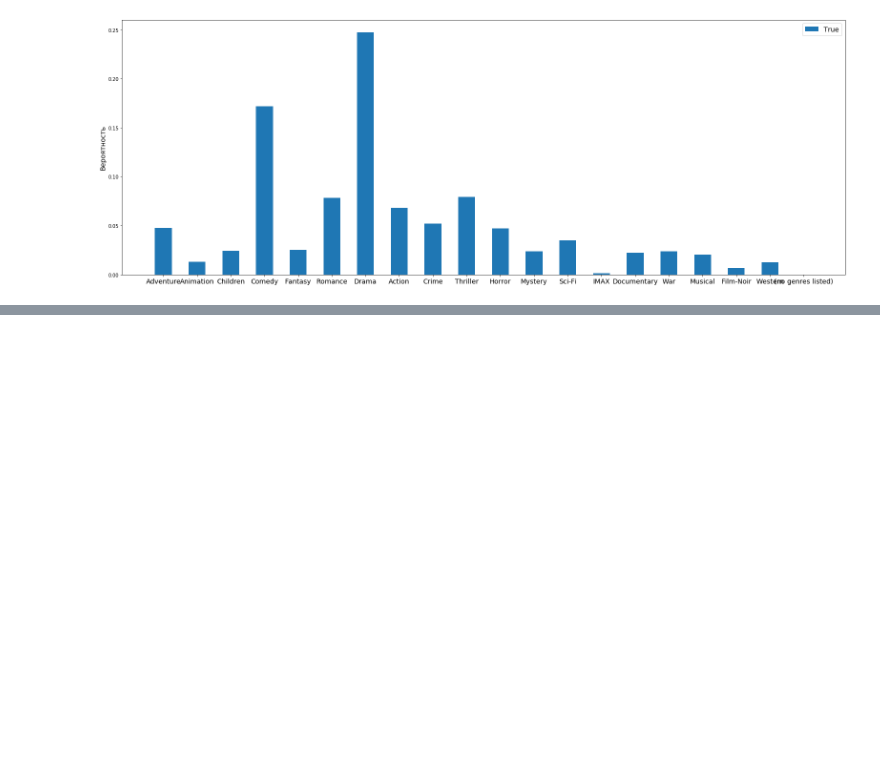
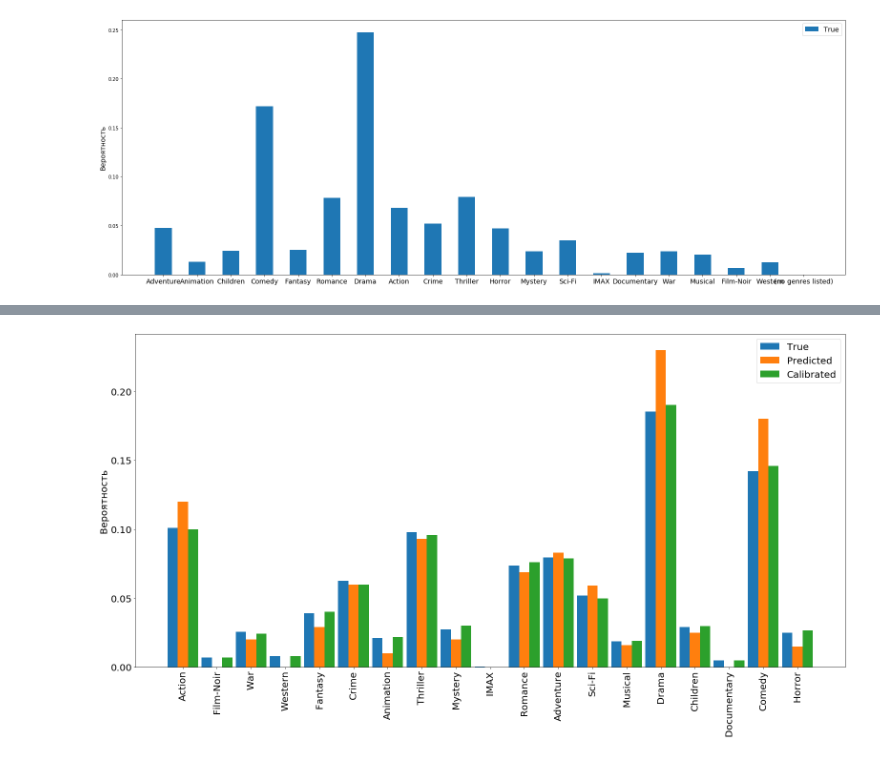
Before and after one commit to roma0398/VKR, a Jupyter notebook: Code/calibrated recommendation.ipynb, the cells around one changed output, grey strips where cells are left out. Cells and saved outputs as stored; diff of their text form; code cells hidden in the pictures; blank space fills up the shorter version.

```diff
--- a/Code/calibrated recommendation.ipynb
+++ b/Code/calibrated recommendation.ipynb
@@ -219,0 +753,19 @@ new_gen_df_true['Thriller'] = gen_df_rec['Thriller'] * lam + (1-lam) * new_gen_d
+# %%
+x = np.arange(len(genres))
+width = 0.3
+
+fig, ax = plt.subplots(figsize=(22,12))
+rects1 = ax.bar(x - 3*width/3, dist_true, width, label='True')
+rects2 = ax.bar(x, dist_rec, width, label='Predicted')
+rects3 = ax.bar(x + 3*width/3, dist_cal, width, label='Calibrated')
+
+ax.set_ylabel('Вероятность', fontsize=20)
+ax.tick_params(axis="y", labelsize=20)
+ax.set_xticks(x)
+ax.set_xticklabels(genres, fontsize=20, rotation=90)
+ax.legend(fontsize=20)
+fig.tight_layout()
+
+plt.show()
+# %% [output]
+[figure, added]
```
Also changed, not shown: parts of 144 cells of this notebook, 1 other file.
